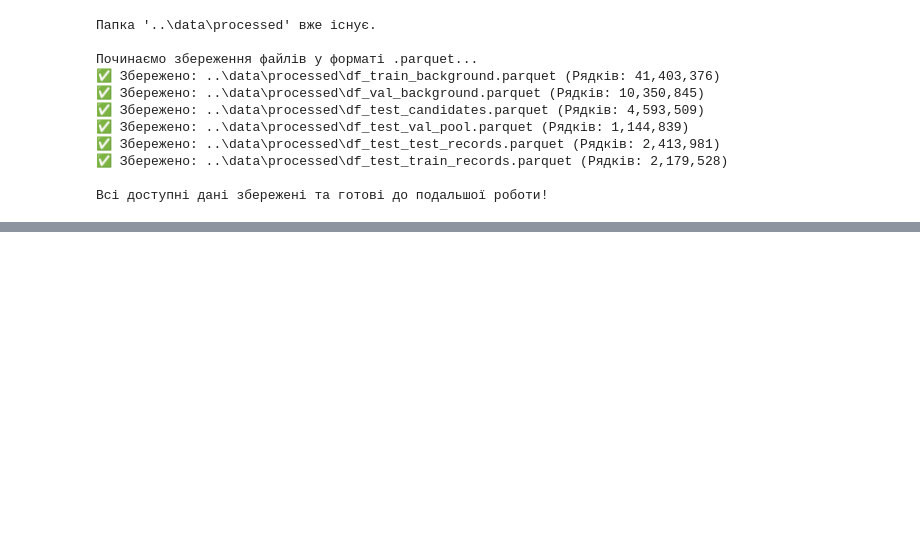
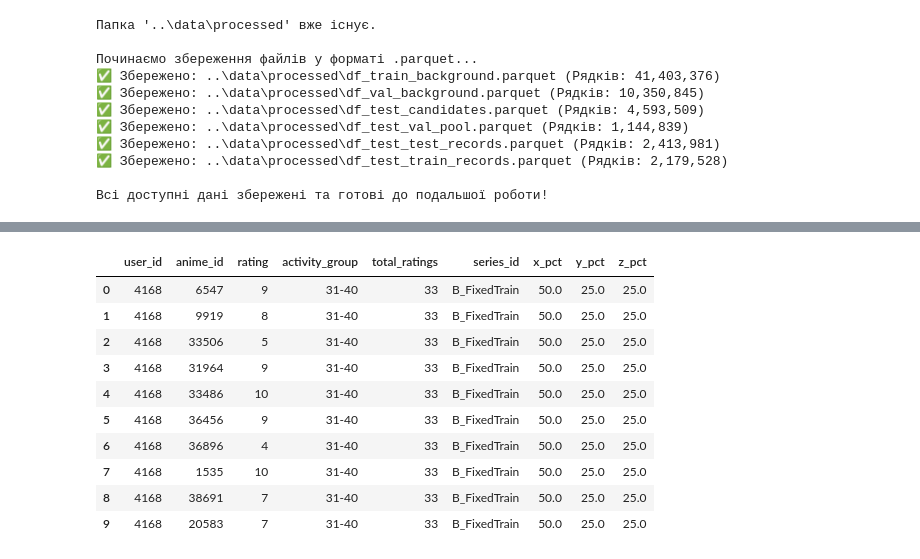
Before and after one commit to AntonBubnov/anime-rec-sys-evaluation, a Jupyter notebook: notebooks/02_user_preprocessing.ipynb, the cells around one changed output, grey strips where cells are left out. Saved outputs shown, nothing was run; the diff lists cells and outputs as text; code cells hidden in the pictures; blank space fills up the shorter version.

```diff
--- a/notebooks/02_user_preprocessing.ipynb
+++ b/notebooks/02_user_preprocessing.ipynb
@@ -1385,3 +1385,19 @@ print("\nВсі доступні дані збережені та готові
 ✅ Збережено: ..\data\processed\df_test_train_records.parquet (Рядків: 2,179,528)
 
 Всі доступні дані збережені та готові до подальшої роботи!
+# %%
+import pandas as pd
+import numpy as np
+import os
+
+# Завантаження даних
+output_dir = os.path.join('..', 'data', 'processed')
+file_path = os.path.join(output_dir, "df_test_val_pool.parquet")
+df_test_val_pool = pd.read_parquet(file_path)
+
+# Кількісний аналіз по групах
+val_pool_stats = df_test_val_pool.groupby('activity_group', observed=True)['user_id'].nunique().reset_index()
+val_pool_stats.columns = ['Група активності', 'Кількість користувачів']
+
+print("--- РОЗПОДІЛ КОРИСТУВАЧІВ У TEST_VAL_POOL ---")
+print(val_pool_stats.to_string(index=False))
@@ -1387,0 +1476,14 @@ print("\nВсі доступні дані збережені та готові
+# %%
+df_val_pool_planned.head(10)
+# %% [output]
+|  | user_id | anime_id | rating | activity_group | total_ratings | series_id | x_pct | y_pct | z_pct |
+| 0 | 4168 | 6547 | 9 | 31-40 | 33 | B_FixedTrain | 50.0 | 25.0 | 25.0 |
+| 1 | 4168 | 9919 | 8 | 31-40 | 33 | B_FixedTrain | 50.0 | 25.0 | 25.0 |
+| 2 | 4168 | 33506 | 5 | 31-40 | 33 | B_FixedTrain | 50.0 | 25.0 | 25.0 |
+| 3 | 4168 | 31964 | 9 | 31-40 | 33 | B_FixedTrain | 50.0 | 25.0 | 25.0 |
+| 4 | 4168 | 33486 | 10 | 31-40 | 33 | B_FixedTrain | 50.0 | 25.0 | 25.0 |
+| 5 | 4168 | 36456 | 9 | 31-40 | 33 | B_FixedTrain | 50.0 | 25.0 | 25.0 |
+| 6 | 4168 | 36896 | 4 | 31-40 | 33 | B_FixedTrain | 50.0 | 25.0 | 25.0 |
+| 7 | 4168 | 1535 | 10 | 31-40 | 33 | B_FixedTrain | 50.0 | 25.0 | 25.0 |
+| 8 | 4168 | 38691 | 7 | 31-40 | 33 | B_FixedTrain | 50.0 | 25.0 | 25.0 |
+| 9 | 4168 | 20583 | 7 | 31-40 | 33 | B_FixedTrain | 50.0 | 25.0 | 25.0 |
```
Also changed, not shown: parts of 6 cells of this notebook.
